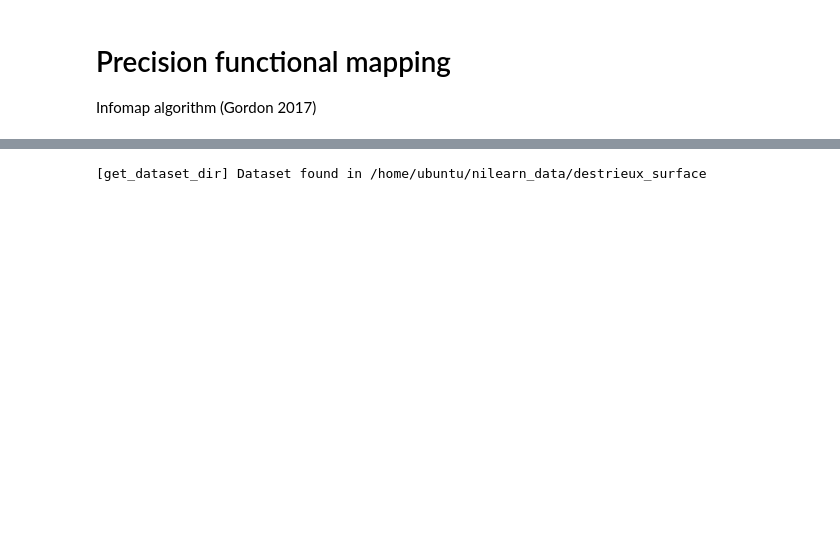
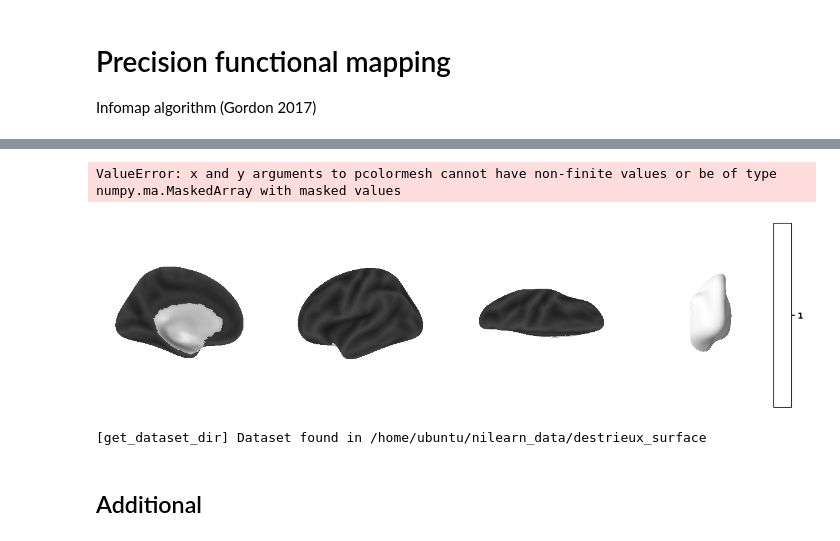
Before and after one commit to mrenke/parietal_patterns, a Jupyter notebook: networks_indTopology/prec_func_mapping_infomap_01.ipynb, the cells around one changed output, grey strips where cells are left out. Saved outputs shown, nothing was run; the diff lists cells and outputs as text; code cells hidden in the pictures; blank space fills up the shorter version.

```diff
--- a/networks_indTopology/prec_func_mapping_infomap_01.ipynb
+++ b/networks_indTopology/prec_func_mapping_infomap_01.ipynb
@@ -110,0 +283,19 @@ Node → Module mapping: [[414, 1], [6546, 1], [4900, 1], [8917, 1], [8916, 1],
+# %%
+from infomap import Infomap
+
+mat = conn_thresh
+preferred_number_of_modules = 10  # Set your preferred number of modules here
+
+N = mat.shape[0]
+im = Infomap(preferred_number_of_modules=preferred_number_of_modules)  # add flags like '--two-level' if needed
+
+for i in range(N):
+    for j in range(i+1, N):
+        w = mat[i, j]
+        if w > 0:
+            im.add_link(i, j, w)
+im.run()
+
+modules = [[node.node_id, node.module_id] for node in im.nodes] # #modules = {node.node_id: node.module_id for node in im.nodes}
+
+print(np.unique(np.array(modules)[:,1]))
@@ -111 +320,26 @@ Node → Module mapping: [[414, 1], [6546, 1], [4900, 1], [8917, 1], [8916, 1],
+# %%
+module_mapping = np.array(modules)
+modules_fsav5 = np.full(mask.shape[0], np.nan, dtype=float)
+modules_fsav5[mask] = module_mapping[:,1]
+# %%
+# plot both hemispheres
+
+surf_map = modules_fsav5
+
+for i, hemi in enumerate(['L','R']):
+    map = np.split(surf_map,2)[i]
+    surf_mesh = fsaverage.infl_right if hemi =='R' else fsaverage.infl_left
+    bg_map = fsaverage.sulc_right if hemi =='R' else fsaverage.sulc_left
+
+    figure, axes = plt.subplots(nrows=1, ncols=len(views),figsize = (15,8), subplot_kw=dict(projection='3d'))
+    for i,view in enumerate(views):
+        colbar = True if view == 'posterior' else False
+        nplt.plot_surf(surf_mesh=surf_mesh , surf_map= map, # infl_right # pial_right
+                view= view,cmap=cmap, colorbar=colbar, #title=f'sub-{sub}, grad {n_grad+1}',
+                bg_map=bg_map, bg_on_data=True,darkness=0.7, axes=axes[i])
+    figure.subplots_adjust(wspace=0.01)
+    #figure.suptitle(f'{cm_name}, grad {n_grad+1}', y=0.75)
+# %% [output]
+ValueError: x and y arguments to pcolormesh cannot have non-finite values or be of type numpy.ma.MaskedArray with masked values
+[figure, added]
 # %%
@@ -143,3 +374,5 @@ for i, hemi in enumerate(['L','R']):
                 bg_map=bg_map, bg_on_data=True,darkness=0.7, axes=axes[i])
     figure.subplots_adjust(wspace=0.01)
     #figure.suptitle(f'{cm_name}, grad {n_grad+1}', y=0.75)
+# %% [markdown]
+## Additional
```
Also changed, not shown: parts of 30 cells of this notebook, 4 other files.
